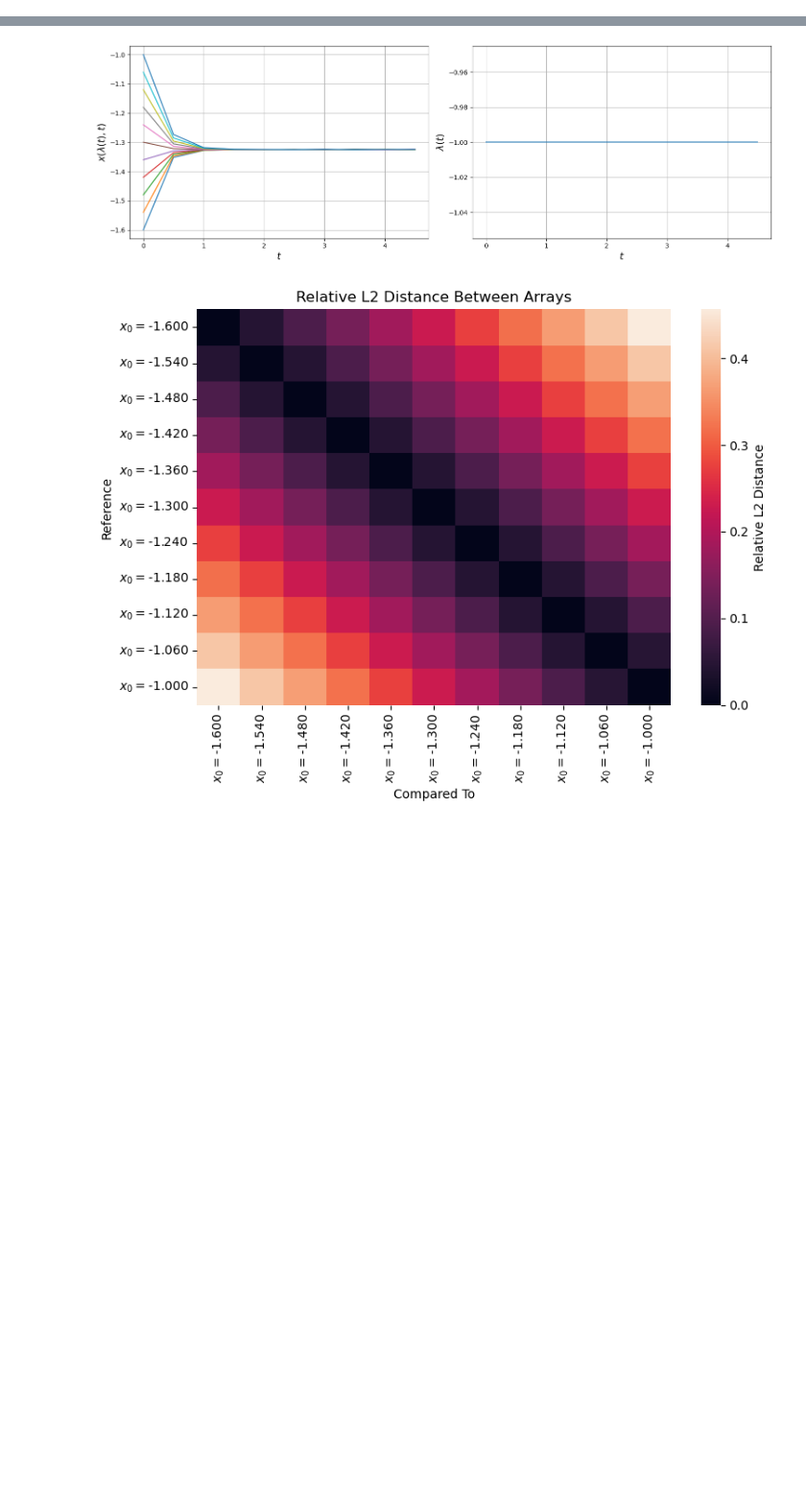
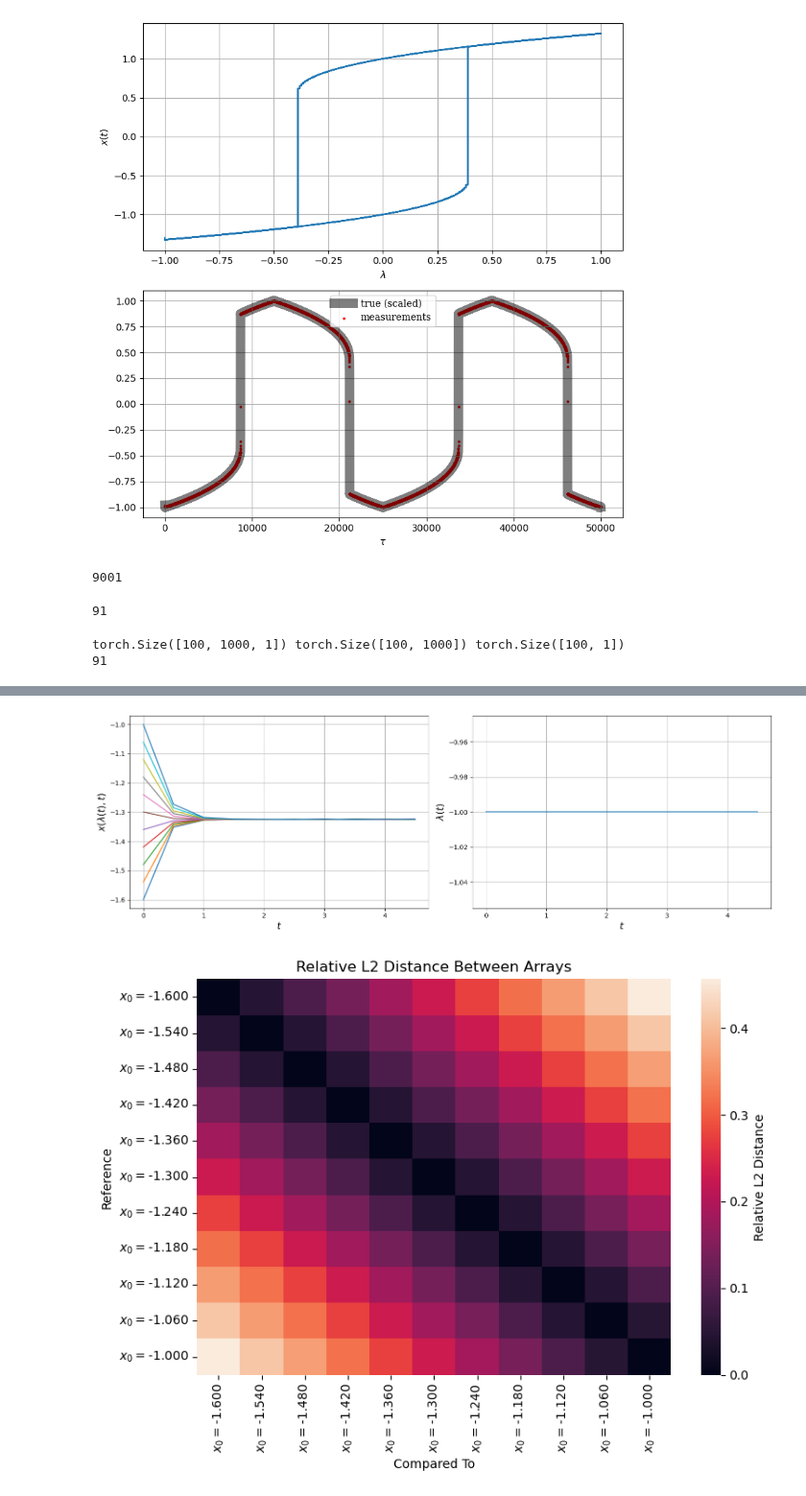
Before and after one commit to MalachiteWind/stable_node_control, a Jupyter notebook: notebooks/transient_data/transient_features.ipynb, the cells around one changed output, grey strips where cells are left out. Shown at 96% size. Cells and saved outputs as stored; diff of their text form; code cells hidden in the pictures; blank space fills up the shorter version.

```diff
--- a/notebooks/transient_data/transient_features.ipynb
+++ b/notebooks/transient_data/transient_features.ipynb
@@ -80,0 +44,4 @@ plt.plot(lam)
+# %%
+t_eval = np.linspace(0,50,101)
+# t_eval = None
+X, lam, t = simulate_steady_state(lam_np, x0=-1.3,t_span=[0,50], t_eval=t_eval)
@@ -80,0 +52,5 @@ plt.plot(lam)
+# %%
+scaler = MinMaxScaler(feature_range=(-1,1))
+scaler.fit(X.T)
+X_scaled = scaler.transform(X.T).T
+X_scaled = torch.tensor(X_scaled, dtype=torch.float32, device='cpu')
@@ -80,0 +61,6 @@ plt.plot(lam)
+# %%
+train_idx = torch.arange(0,len(t),10)
+train_idx
+X_train = X_scaled[:,train_idx]
+t_train = t[train_idx]
+lam_train = lam[train_idx]
@@ -80,0 +71,38 @@ plt.plot(lam)
+# %%
+fig, (ax1,ax2) = plt.subplots(2,1,figsize=(8,8))
+ax1.plot(lam, X[0,:])
+ax1.set_xlabel(r"$\lambda$")
+ax1.set_ylabel(r"$x(t)$")
+ax1.grid(True)
+
+ax2.plot(t, X_scaled[0,:], lw=10,c='black', alpha=0.5, label="true (scaled)")
+ax2.scatter(t_train, X_train[0,:],c='red',s=3, label="measurements")
+ax2.set_xlabel(r"$\tau$")
+ax2.grid(True)
+ax2.legend(prop={'family':'serif'})
+plt.tight_layout()
+plt.show()
+# %% [output]
+[figure, added]
+# %%
+train_dataset = TrajectoryDataset(X_train.T, t_train, window_size=1000)
+len(train_dataset)
+# %% [output]
+9001
+# %%
+train_loader = torch.utils.data.DataLoader(train_dataset, batch_size=100,shuffle=True)
+len(train_loader)
+# %% [output]
+91
+# %%
+count = 0
+for idx, out in enumerate(train_loader):
+    if idx == 0:
+        a,b,c = out
+        print(a.shape,b.shape,c.shape)
+    count +=1
+
+print(count)
+# %% [output]
+torch.Size([100, 1000, 1]) torch.Size([100, 1000]) torch.Size([100, 1])
+91
```
Also changed, not shown: parts of 14 cells of this notebook, 4 other files.
